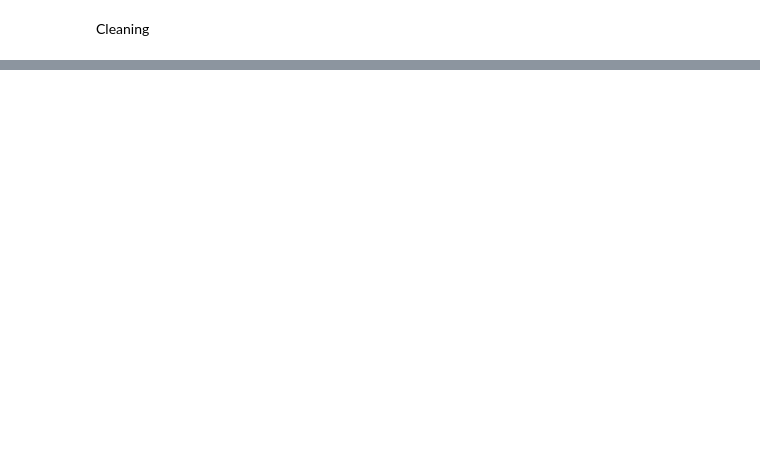
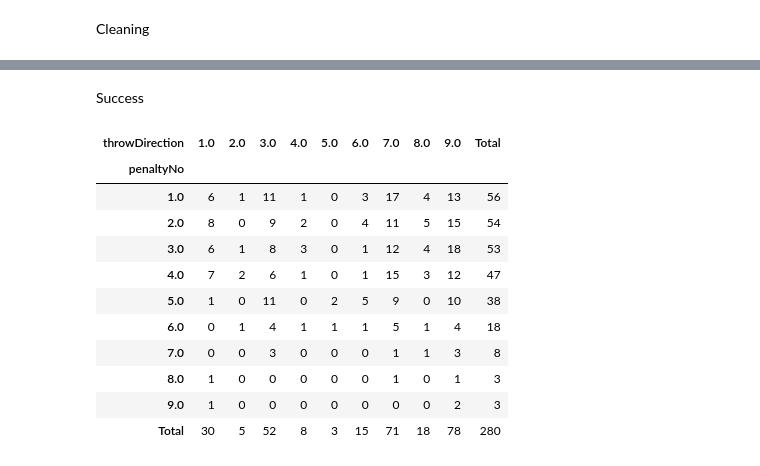
Before and after one commit to nayansavaliya/handball-data-science, a Jupyter notebook: src/Analysis2/league3PenaltywiseQuad.ipynb, the cells around one changed output, grey strips where cells are left out. Cells and saved outputs as stored; diff of their text form; code cells hidden in the pictures; blank space fills up the shorter version.

```diff
--- a/src/Analysis2/league3PenaltywiseQuad.ipynb
+++ b/src/Analysis2/league3PenaltywiseQuad.ipynb
@@ -110,0 +111,19 @@ plt.show()
+# %% [markdown]
+Success
+# %%
+dfs = df.loc[df['throwSuccess'] == 1]
+df2 =pd.crosstab(dfs['penaltyNo'], dfs['throwDirection'], margins=True, margins_name="Total")
+df2
+# %% [output]
+| throwDirection | 1.0 | 2.0 | 3.0 | 4.0 | 5.0 | 6.0 | 7.0 | 8.0 | 9.0 | Total |
+| penaltyNo |  |  |  |  |  |  |  |  |  |  |
+| 1.0 | 6 | 1 | 11 | 1 | 0 | 3 | 17 | 4 | 13 | 56 |
+| 2.0 | 8 | 0 | 9 | 2 | 0 | 4 | 11 | 5 | 15 | 54 |
+| 3.0 | 6 | 1 | 8 | 3 | 0 | 1 | 12 | 4 | 18 | 53 |
+| 4.0 | 7 | 2 | 6 | 1 | 0 | 1 | 15 | 3 | 12 | 47 |
+| 5.0 | 1 | 0 | 11 | 0 | 2 | 5 | 9 | 0 | 10 | 38 |
+| 6.0 | 0 | 1 | 4 | 1 | 1 | 1 | 5 | 1 | 4 | 18 |
+| 7.0 | 0 | 0 | 3 | 0 | 0 | 0 | 1 | 1 | 3 | 8 |
+| 8.0 | 1 | 0 | 0 | 0 | 0 | 0 | 1 | 0 | 1 | 3 |
+| 9.0 | 1 | 0 | 0 | 0 | 0 | 0 | 0 | 0 | 2 | 3 |
+| Total | 30 | 5 | 52 | 8 | 3 | 15 | 71 | 18 | 78 | 280 |
```
Also changed, not shown: parts of 10 cells of this notebook, 7 other files.
